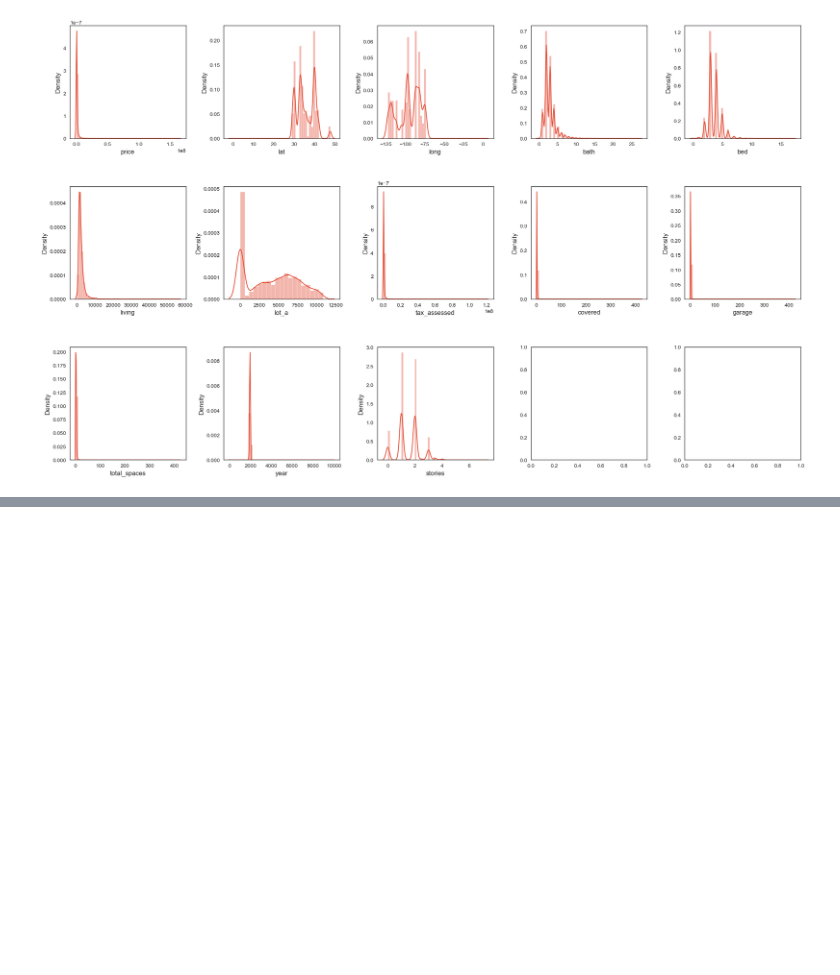
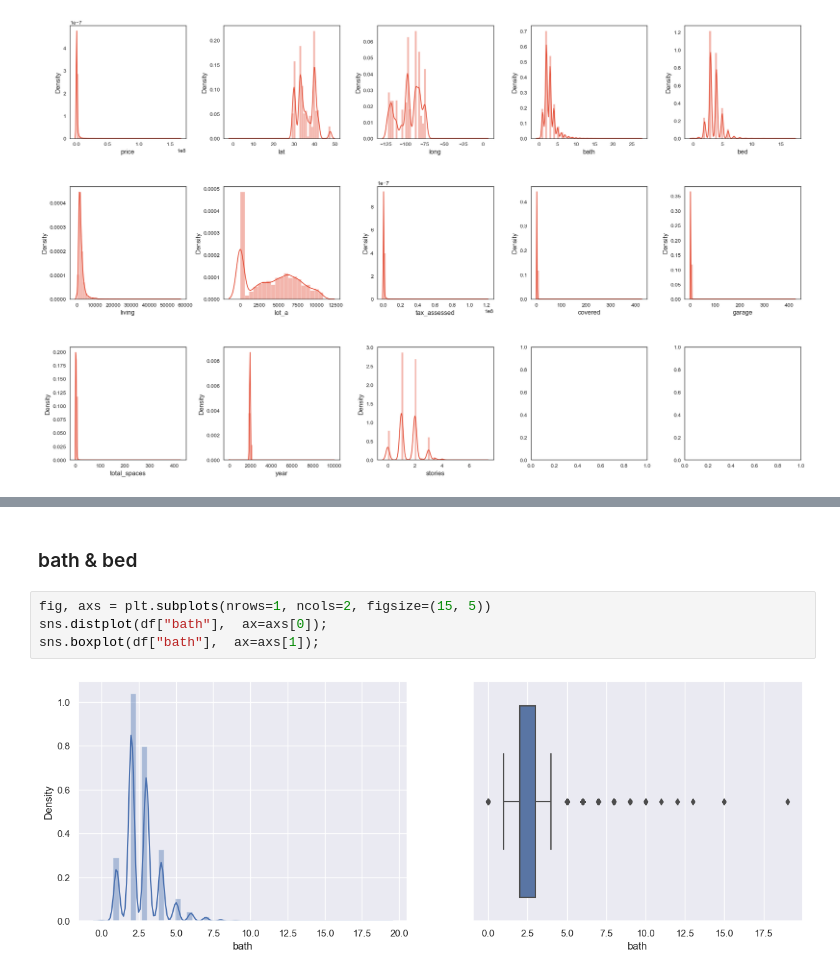
Before and after one commit to tuanlda78202/DSP, a Jupyter notebook: 20221/src/eda.ipynb, the cells around one changed output, grey strips where cells are left out. Drawn from its saved outputs; the diff is of its cells as text; blank space fills up the shorter version.

```diff
--- a/20221/src/eda.ipynb
+++ b/20221/src/eda.ipynb
@@ -88,0 +150,8 @@ plt.show();
+# %% [markdown]
+### bath & bed
+# %%
+fig, axs = plt.subplots(nrows=1, ncols=2, figsize=(15, 5))
+sns.distplot(df["bath"],  ax=axs[0]);
+sns.boxplot(df["bath"],  ax=axs[1]);
+# %% [output]
+[figure, added]
```
Also changed, not shown: parts of 30 cells of this notebook, 2 other files.
